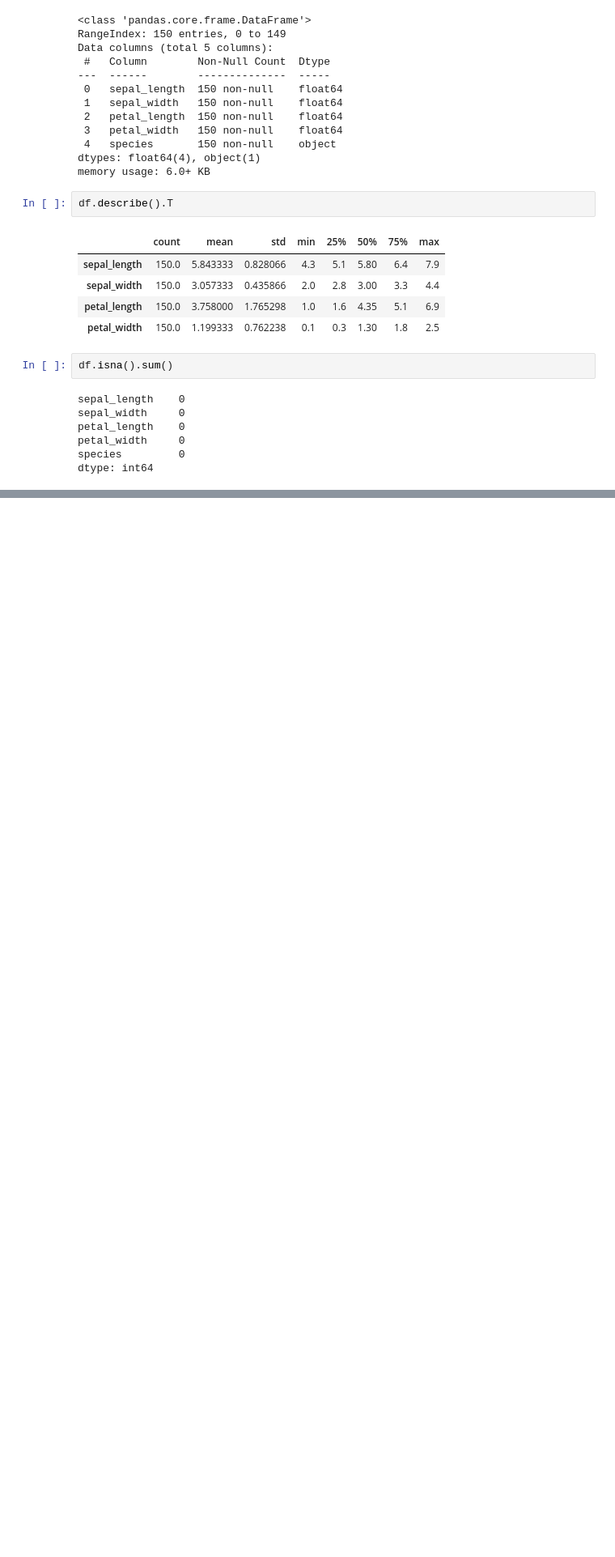
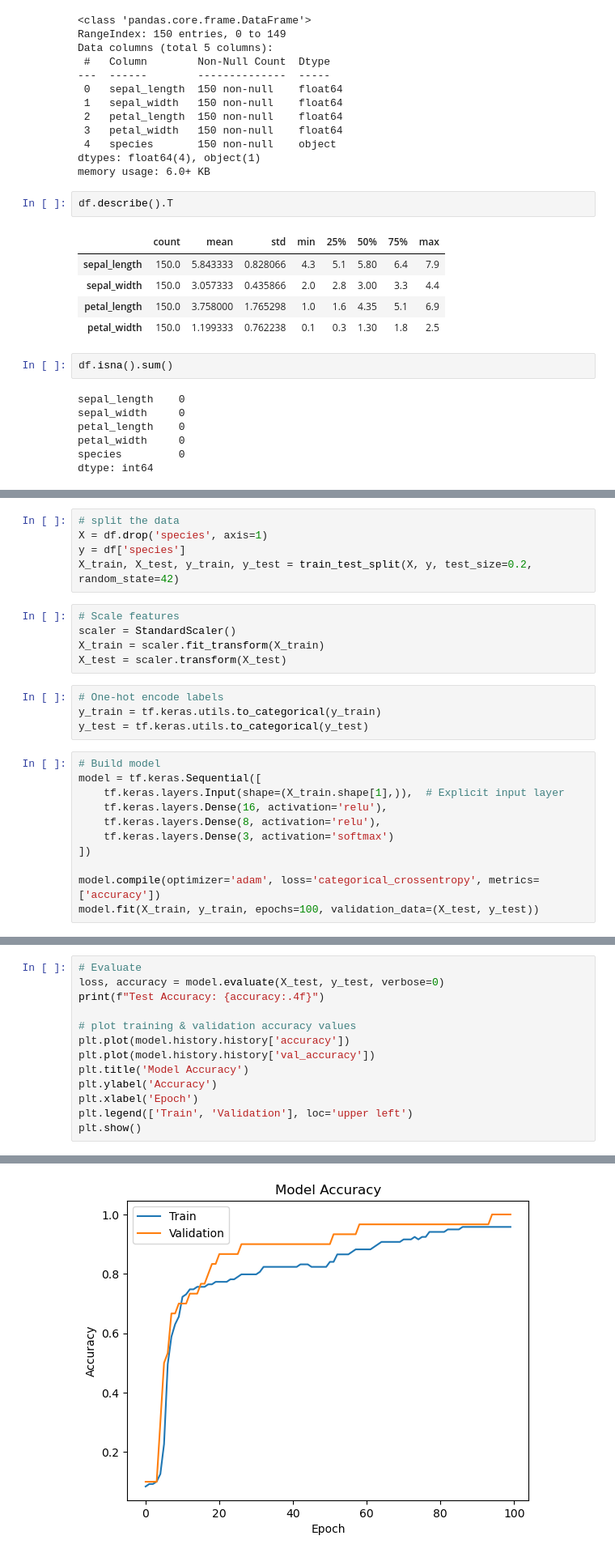
Before and after one commit to hasnainyaqub/ML_internship_arch_technologies, a Jupyter notebook: Month 2/04_Iris_dataset_classification/Iris_Flower_classification.ipynb, the cells around one changed output, grey strips where cells are left out. Shown at 81% size. Saved outputs shown, nothing was run; the diff lists cells and outputs as text; blank space fills up the shorter version.

```diff
--- a/Month 2/04_Iris_dataset_classification/Iris_Flower_classification.ipynb
+++ b/Month 2/04_Iris_dataset_classification/Iris_Flower_classification.ipynb
@@ -55,0 +125,25 @@ dtype: int64
+# %%
+# split the data
+X = df.drop('species', axis=1)
+y = df['species']
+X_train, X_test, y_train, y_test = train_test_split(X, y, test_size=0.2, random_state=42)
+# %%
+# Scale features
+scaler = StandardScaler()
+X_train = scaler.fit_transform(X_train)
+X_test = scaler.transform(X_test)
+# %%
+# One-hot encode labels
+y_train = tf.keras.utils.to_categorical(y_train)
+y_test = tf.keras.utils.to_categorical(y_test)
+# %%
+# Build model
+model = tf.keras.Sequential([
+    tf.keras.layers.Input(shape=(X_train.shape[1],)),  # Explicit input layer
+    tf.keras.layers.Dense(16, activation='relu'),
+    tf.keras.layers.Dense(8, activation='relu'),
+    tf.keras.layers.Dense(3, activation='softmax')
+])
+
+model.compile(optimizer='adam', loss='categorical_crossentropy', metrics=['accuracy'])
+model.fit(X_train, y_train, epochs=100, validation_data=(X_test, y_test))
@@ -55,0 +169,14 @@ dtype: int64
+# %%
+# Evaluate
+loss, accuracy = model.evaluate(X_test, y_test, verbose=0)
+print(f"Test Accuracy: {accuracy:.4f}")
+
+# plot training & validation accuracy values
+plt.plot(model.history.history['accuracy'])
+plt.plot(model.history.history['val_accuracy'])
+plt.title('Model Accuracy')
+plt.ylabel('Accuracy')
+plt.xlabel('Epoch')
+plt.legend(['Train', 'Validation'], loc='upper left')
+plt.show()
+# %% [output]
@@ -55,0 +184 @@ dtype: int64
+[figure, added]
```
Also changed, not shown: parts of 16 cells of this notebook.
